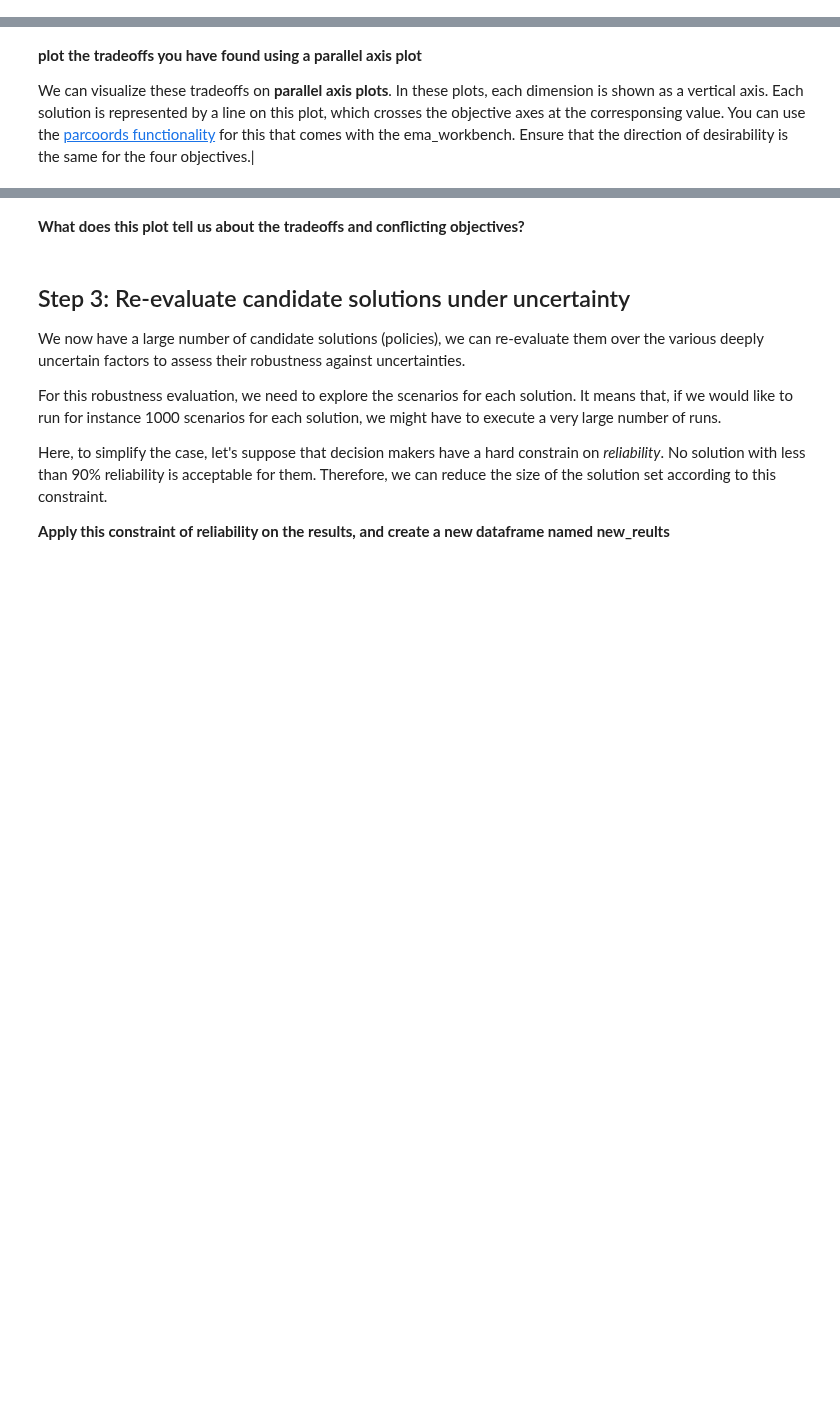
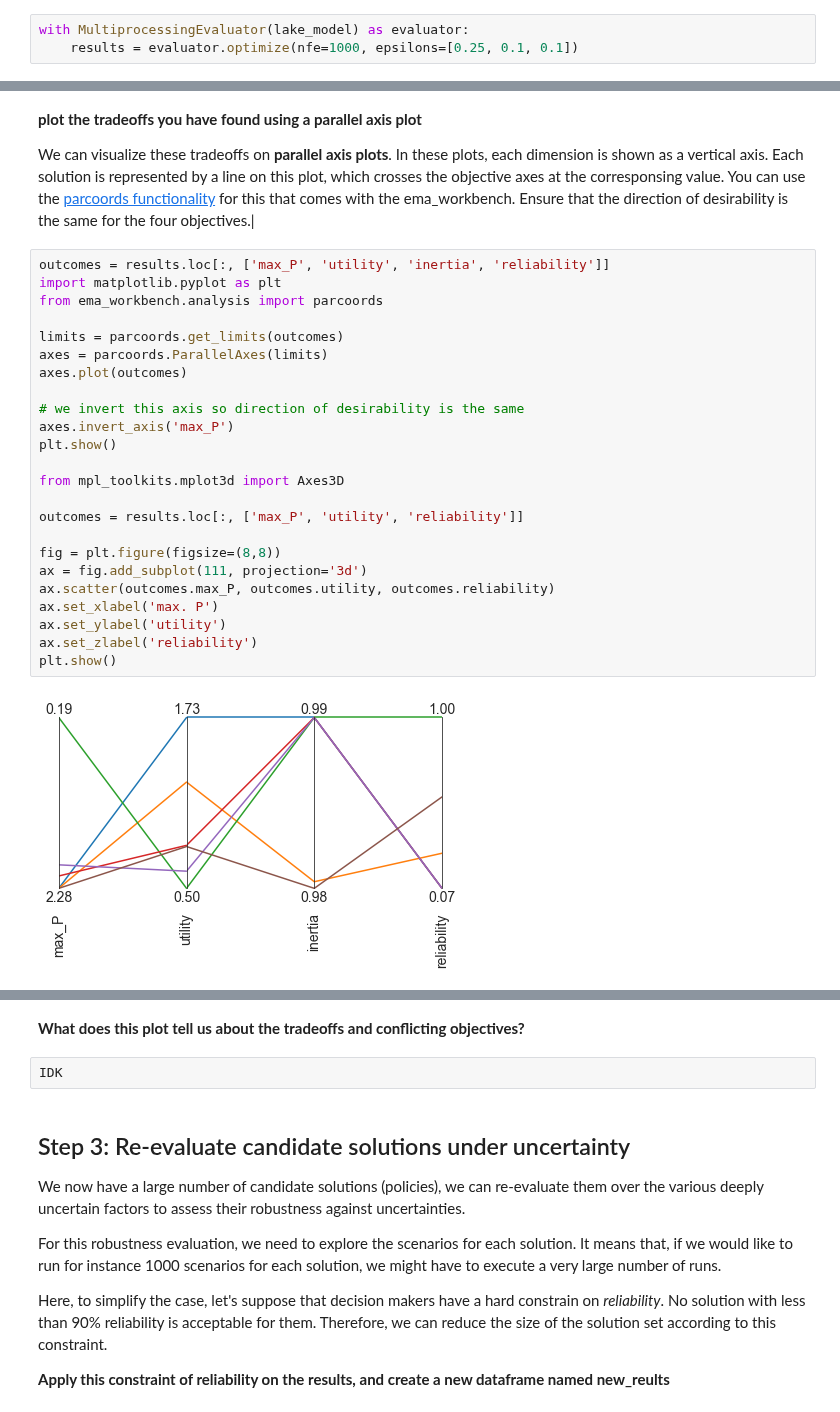
Before and after one commit to triple-capacho/EPA1361, a Jupyter notebook: Week 5-6 - robustness and direct search/assignment 8 - MORDM.ipynb, the cells around one changed output, grey strips where cells are left out. Drawn from its saved outputs; the diff is of its cells as text; blank space fills up the shorter version.

```diff
--- a/Week 5-6 - robustness and direct search/assignment 8 - MORDM.ipynb
+++ b/Week 5-6 - robustness and direct search/assignment 8 - MORDM.ipynb
@@ -107,3 +107,6 @@ In the second step of MORDM, candidate strategies are identified which are paret
 Take the model interface developed in the previous step and use the optimization functionality of the workbench to identify the pareto approximate set of solutions. Try the following:
 * change the epsilon values between 0.01 and 0.1, what changes, why?
 * change the number of function evaluations from 1000 to 10.000 (this requires using multiprocessing unless you are very patient). What is the difference? You can use  convergence as explained in assignment 7 for this
+# %%
+with MultiprocessingEvaluator(lake_model) as evaluator:
+    results = evaluator.optimize(nfe=1000, epsilons=[0.25, 0.1, 0.1])
@@ -111,3 +125,29 @@ Take the model interface developed in the previous step and use the optimization
 **plot the tradeoffs you have found using a parallel axis plot**
 
 We can visualize these tradeoffs on **parallel axis plots**. In these plots, each dimension is shown as a vertical axis. Each solution is represented by a line on this plot, which crosses the objective axes at the corresponsing value. You can use the [parcoords functionality](https://emaworkbench.readthedocs.io/en/latest/ema_documentation/analysis/parcoords.html) for this that comes with the ema_workbench. Ensure that the direction of desirability is the same for the four objectives.|
+# %%
+outcomes = results.loc[:, ['max_P', 'utility', 'inertia', 'reliability']]
+import matplotlib.pyplot as plt
+from ema_workbench.analysis import parcoords
+
+limits = parcoords.get_limits(outcomes)
+axes = parcoords.ParallelAxes(limits)
+axes.plot(outcomes)
+
+# we invert this axis so direction of desirability is the same
+axes.invert_axis('max_P')
+plt.show()
+
+from mpl_toolkits.mplot3d import Axes3D
+
+outcomes = results.loc[:, ['max_P', 'utility', 'reliability']]
+
+fig = plt.figure(figsize=(8,8))
+ax = fig.add_subplot(111, projection='3d')
+ax.scatter(outcomes.max_P, outcomes.utility, outcomes.reliability)
+ax.set_xlabel('max. P')
+ax.set_ylabel('utility')
+ax.set_zlabel('reliability')
+plt.show()
+# %% [output]
+[figure, added]
@@ -114,5 +155,7 @@ We can visualize these tradeoffs on **parallel axis plots**. In these plots, eac
 # %% [markdown]
 **What does this plot tell us about the tradeoffs and conflicting objectives?**
+# %%
+IDK
 # %% [markdown]
 ## Step 3: Re-evaluate candidate solutions under uncertainty
 
```
Also changed, not shown: parts of 3 cells of this notebook.
